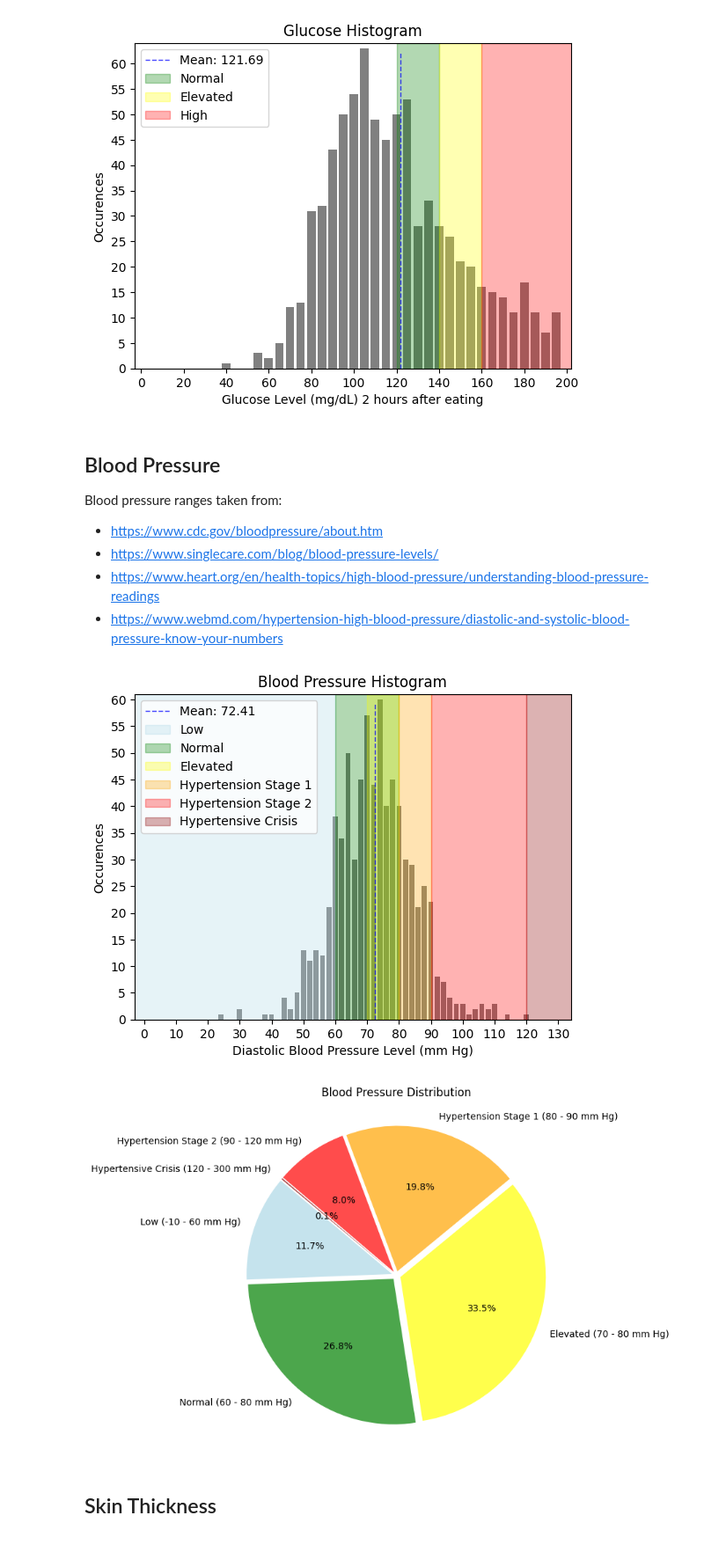
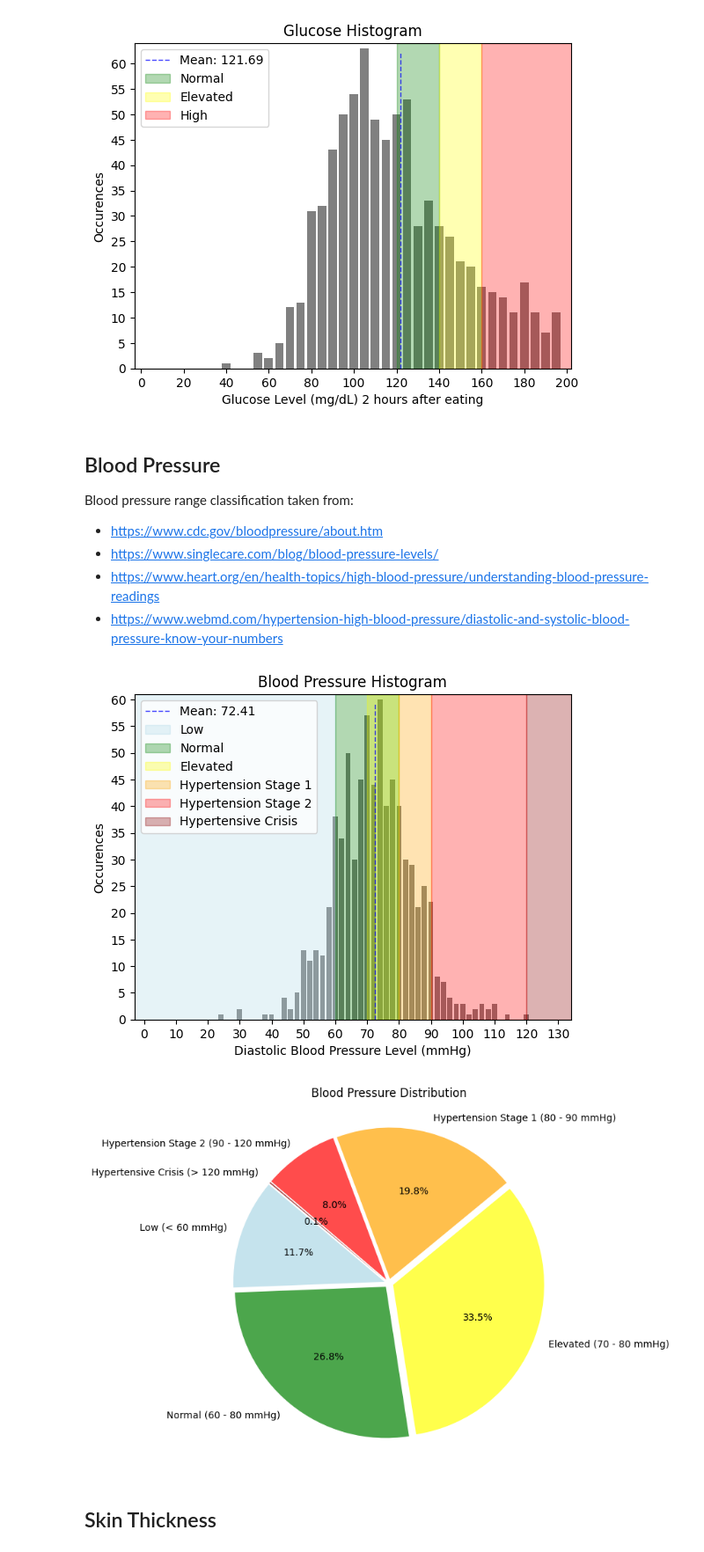
Before and after one commit to Bluxen/DA-Project1, a Jupyter notebook: 13_diabetes_prediction.ipynb, the cells around one changed output. Shown: that part at 88% size. Saved outputs shown, nothing was run; the diff lists cells and outputs as text; code cells hidden in the pictures.

```diff
--- a/13_diabetes_prediction.ipynb
+++ b/13_diabetes_prediction.ipynb
@@ -146,7 +146,7 @@ plt.show()
 # %% [markdown]
 ## Blood Pressure
 
-Blood pressure ranges taken from:
+Blood pressure range classification taken from:
 * https://www.cdc.gov/bloodpressure/about.htm
 * https://www.singlecare.com/blog/blood-pressure-levels/
 * https://www.heart.org/en/health-topics/high-blood-pressure/understanding-blood-pressure-readings
@@ -173,7 +173,6 @@ plt.locator_params(axis='y', nbins=20)
 plt.vlines(average_blood_pressure, 0, plt.ylim()[1] * 0.97, colors='blue', linestyles='dashed', linewidth=1, alpha=0.7)
 
 # define blood pressure ranges
-low_lower_bound = -10
 low_upper_bound = 60
 normal_lower_bound = 60
 normal_upper_bound = 80
@@ -184,48 +183,47 @@ hypertension1_upper_bound = 90
 hypertension2_lower_bound = 90
 hypertension2_upper_bound = 120
 hypertensive_crisis_lower_bound = 120
-hypertensive_crisis_upper_bound = 300
 
 # show the ranges on the histogram
-plt.fill_betweenx([0, plt.ylim()[1]], low_lower_bound, low_upper_bound, color='lightblue', alpha=0.3)
+plt.fill_betweenx([0, plt.ylim()[1]], -10, low_upper_bound, color='lightblue', alpha=0.3)
 plt.fill_betweenx([0, plt.ylim()[1]], normal_lower_bound, normal_upper_bound, color='green', alpha=0.3)
 plt.fill_betweenx([0, plt.ylim()[1]], elevated_lower_bound, elevated_upper_bound, color='yellow', alpha=0.3)
 plt.fill_betweenx([0, plt.ylim()[1]], hypertension1_lower_bound, hypertension1_upper_bound, color='orange', alpha=0.3)
 plt.fill_betweenx([0, plt.ylim()[1]], hypertension2_lower_bound, hypertension2_upper_bound, color='red', alpha=0.3)
-plt.fill_betweenx([0, plt.ylim()[1]], hypertensive_crisis_lower_bound, hypertensive_crisis_upper_bound, color='darkred', alpha=0.3)
+plt.fill_betweenx([0, plt.ylim()[1]], hypertensive_crisis_lower_bound, 300, color='darkred', alpha=0.3)
 plt.legend(['Mean: ' + "{:.2f}".format(average_blood_pressure), 'Low', 'Normal', 'Elevated', 'Hypertension Stage 1', 'Hypertension Stage 2', 'Hypertensive Crisis'], loc='upper left')
 
 plt.title('Blood Pressure Histogram')
-plt.xlabel('Diastolic Blood Pressure Level (mm Hg)')
+plt.xlabel('Diastolic Blood Pressure Level (mmHg)')
 plt.ylabel('Occurences')
 plt.show()
 
 # count number of people in blood pressure ranges
 low = diabetes_filtered_blood_pressure[(diabetes_filtered_blood_pressure['Blood Pressure'] < normal_lower_bound)].shape[0]
 normal = diabetes_filtered_blood_pressure[(diabetes_filtered_blood_pressure['Blood Pressure'] >= normal_lower_bound) & (diabetes_filtered_blood_pressure['Blood Pressure'] < elevated_lower_bound)].shape[0]
 elevated = diabetes_filtered_blood_pressure[(diabetes_filtered_blood_pressure['Blood Pressure'] >= elevated_lower_bound) & (diabetes_filtered_blood_pressure['Blood Pressure'] < hypertension1_lower_bound)].shape[0]
 hypertension1 = diabetes_filtered_blood_pressure[(diabetes_filtered_blood_pressure['Blood Pressure'] >= hypertension1_lower_bound) & (diabetes_filtered_blood_pressure['Blood Pressure'] < hypertension2_lower_bound)].shape[0]
 hypertension2 = diabetes_filtered_blood_pressure[(diabetes_filtered_blood_pressure['Blood Pressure'] >= hypertension2_lower_bound) & (diabetes_filtered_blood_pressure['Blood Pressure'] < hypertensive_crisis_lower_bound)].shape[0]
 hypertensive_crisis = diabetes_filtered_blood_pressure[(diabetes_filtered_blood_pressure['Blood Pressure'] >= hypertensive_crisis_lower_bound)].shape[0]
 
 # create pie chart of blood pressure ranges
-labels = ['Low ({} - {} mm Hg)'.format(low_lower_bound, low_upper_bound),
-          'Normal ({} - {} mm Hg)'.format(normal_lower_bound, normal_upper_bound),
-          'Elevated ({} - {} mm Hg)'.format(elevated_lower_bound, elevated_upper_bound),
-          'Hypertension Stage 1 ({} - {} mm Hg)'.format(hypertension1_lower_bound, hypertension1_upper_bound),
-          'Hypertension Stage 2 ({} - {} mm Hg)'.format(hypertension2_lower_bound, hypertension2_upper_bound),
-          'Hypertensive Crisis ({} - {} mm Hg)'.format(hypertensive_crisis_lower_bound, hypertensive_crisis_upper_bound)]
+labels = ['Low (< {} mmHg)'.format(low_upper_bound),
+          'Normal ({} - {} mmHg)'.format(normal_lower_bound, normal_upper_bound),
+          'Elevated ({} - {} mmHg)'.format(elevated_lower_bound, elevated_upper_bound),
+          'Hypertension Stage 1 ({} - {} mmHg)'.format(hypertension1_lower_bound, hypertension1_upper_bound),
+          'Hypertension Stage 2 ({} - {} mmHg)'.format(hypertension2_lower_bound, hypertension2_upper_bound),
+          'Hypertensive Crisis (> {} mmHg)'.format(hypertensive_crisis_lower_bound)]
 sizes = [low, normal, elevated, hypertension1, hypertension2, hypertensive_crisis]
 colors = [mcolors.to_rgba('lightblue', alpha=0.7), mcolors.to_rgba('green', alpha=0.7), mcolors.to_rgba('yellow', alpha=0.7), mcolors.to_rgba('orange', alpha=0.7), mcolors.to_rgba('red', alpha=0.7), mcolors.to_rgba('darkred', alpha=0.7)]
 explode = (0.03, 0.03, 0.03, 0.03, 0.03, 0.03)
 plt.pie(sizes, explode=explode, labels=labels, colors=colors, autopct='%1.1f%%', startangle=140)
 plt.axis('equal')
 plt.title('Blood Pressure Distribution')
 plt.subplots_adjust(top=1.2)
 plt.show()
 # %% [output]
 [figure]
-[figure, old version]
+[figure, new version]
 # %% [markdown]
 ## Skin Thickness
 # %%
```
Also changed, not shown: parts of 6 cells of this notebook.
